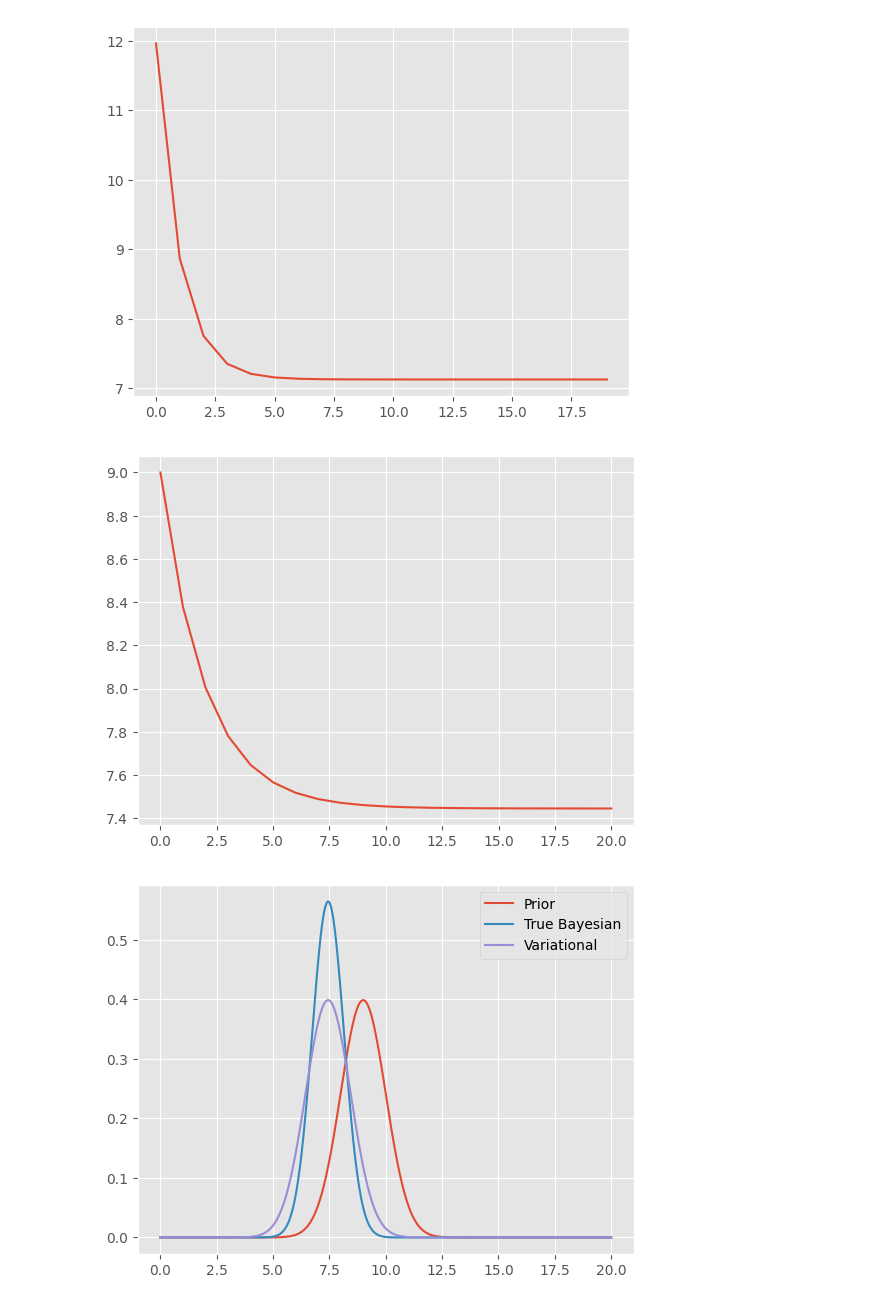
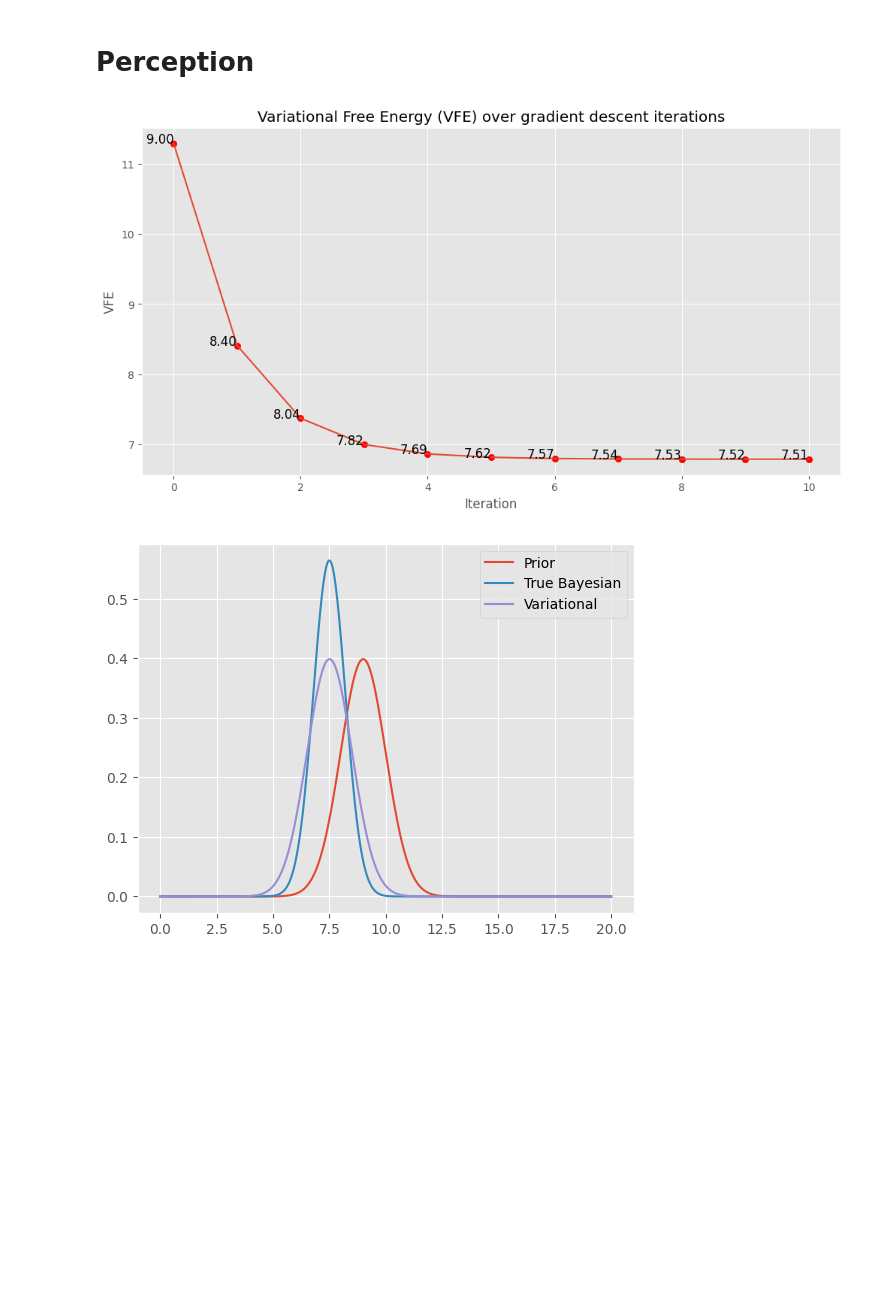
Before and after one commit to jackbmontgomery/honours-project, a Jupyter notebook: perception_demo.ipynb, the cells around one changed output. Cells and saved outputs as stored; diff of their text form; code cells hidden in the pictures; blank space fills up the shorter version.

Commit message:
perception and learning demo done

```diff
--- a/perception_demo.ipynb
+++ b/perception_demo.ipynb
@@ -29,35 +21,52 @@ plt.show()
+# %% [markdown]
+# Perception
 # %%
-inference_iterations = 20
+def f(x):
+    return - x + 10
 
-true_distance   = 6
-prior           = 9
+def df(x):
+    return np.full_like(x, -1)
 
+# Parameters
+inference_iterations = 10
+prior = 9
 sigma_y = 1/2
 sigma_x = 1/2
+y_sample = 4
 
-y_sample = 4.11
+# Initialize lists for phi estimates and variational free energies (VFEs)
+phi_estimates = [prior]
 
-phi_estimates    = [prior]
-vfes            = []
+vfes = []
 
+# Iteratively update phi estimates and calculate VFEs
 for i in range(inference_iterations):
 
     error_y = y_sample - f(phi_estimates[-1])
+    error_x = phi_estimates[-1] - prior
 
-    error_x = phi_estimates[-1] - prior
+    vfes.append(1 / 2 * ((error_y**2) / sigma_y + (error_x**2) / sigma_x) + np.log(2 * np.pi * sigma_y) + np.log(2 * np.pi * sigma_y))
 
     phi_estimates.append(phi_estimates[-1] + 0.1 * ((error_y / sigma_y) * df(phi_estimates[-1]) - error_x / sigma_x))
 
-    vfes.append(1 / 2 * ( (error_y**2) / sigma_y + (error_x**2)/sigma_y ) + np.log(2 * np.pi * sigma_y) + np.log(2 * np.pi * sigma_y))
+vfes.append(1 / 2 * ((error_y**2) / sigma_y + (error_x**2) / sigma_x) + np.log(2 * np.pi * sigma_y) + np.log(2 * np.pi * sigma_y))
 
-plt.plot(vfes)
+# Plot the VFE plot
+plt.figure(figsize=(12, 6))
+plt.plot(vfes, label='VFE')
+plt.scatter(range(len(vfes)), vfes, color='red')
+
+# Add labels to points in the VFE plot with phi_estimates rounded to 2 decimal places
+for i, (x, vfe) in enumerate(zip(range(len(vfes)), vfes)):
+    plt.text(x, vfe, f'{phi_estimates[i]:.2f}', fontsize=12, ha='right')
+
+plt.title("Variational Free Energy (VFE) over gradient descent iterations")
+plt.xlabel("Iteration")
+plt.ylabel("VFE")
+plt.grid(True)
 plt.show()
-
-plt.plot(phi_estimates)
-plt.show()
 # %% [output]
-[figure, old version]
+[figure, new version]
-[figure, removed]
 # %%
 phi = phi_estimates[-1]
 
```
Also changed, not shown: parts of 5 cells of this notebook, 3 other files.
